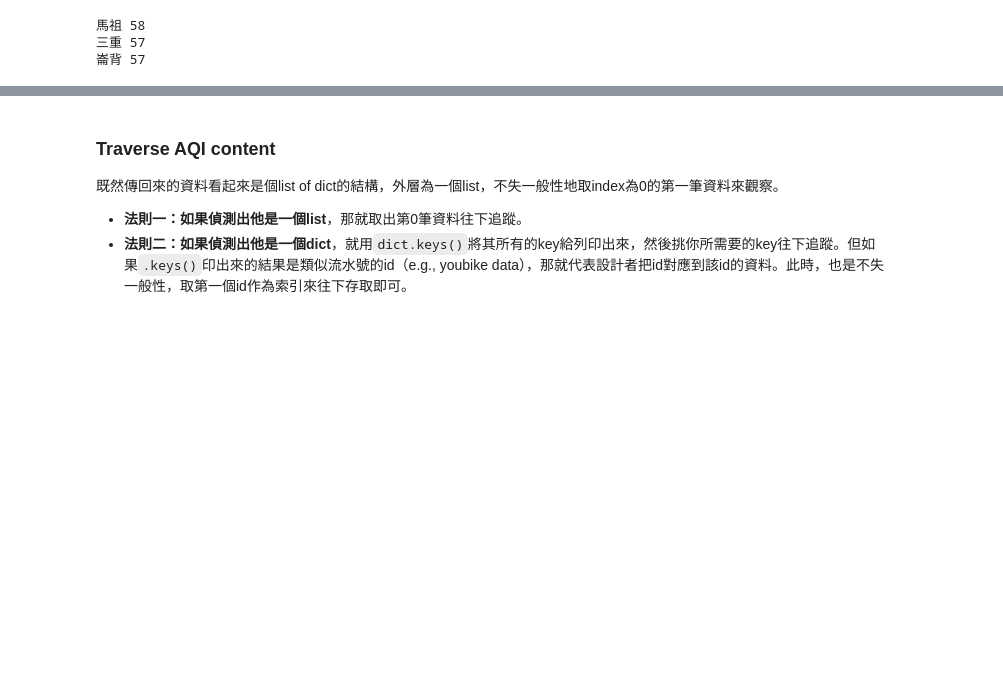
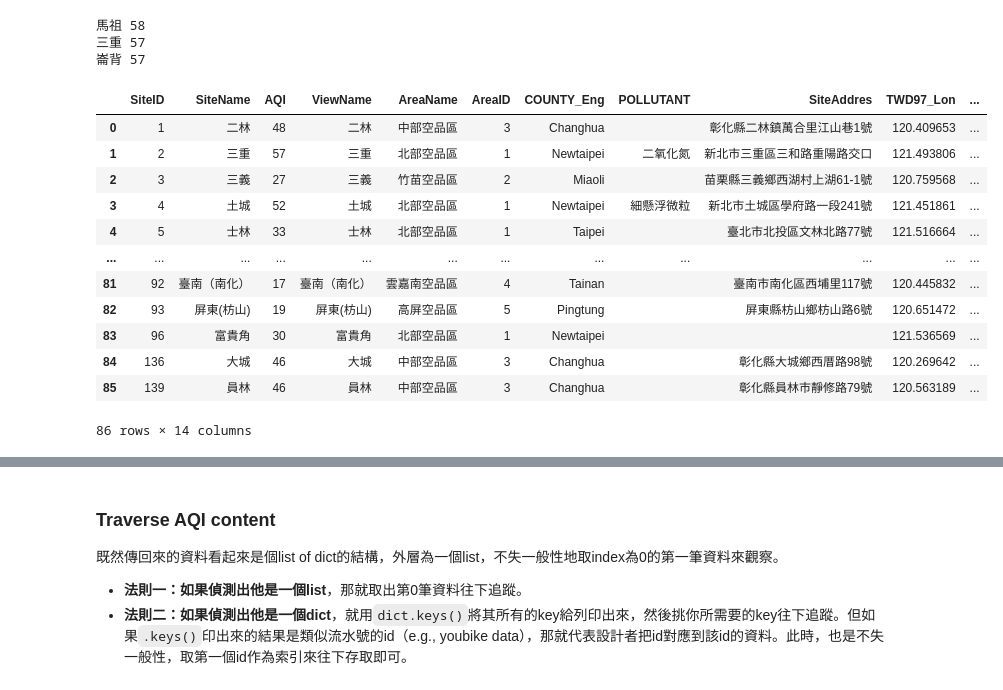
Before and after one commit to winniehsu0412/Programming-for-Social-Science, a Jupyter notebook: _sources/PSS/P04p2_search_maximum.ipynb, the cells around one changed output, grey strips where cells are left out. Cells and saved outputs as stored; diff of their text form; code cells hidden in the pictures; blank space fills up the shorter version.

```diff
--- a/_sources/PSS/P04p2_search_maximum.ipynb
+++ b/_sources/PSS/P04p2_search_maximum.ipynb
@@ -204,3 +204,22 @@ for site in sorted_aqdata[:3]:
 馬祖 58
 三重 57
 崙背 57
+# %%
+# convert aqdata( a list of dict) to a pandas dataframe
+import pandas as pd
+df = pd.DataFrame(aqdata)
+df
+# %% [output]
+|  | SiteID | SiteName | AQI | ViewName | AreaName | AreaID | COUNTY_Eng | POLLUTANT | SiteAddres | TWD97_Lon | ... |
+| 0 | 1 | 二林 | 48 | 二林 | 中部空品區 | 3 | Changhua |  | 彰化縣二林鎮萬合里江山巷1號 | 120.409653 | ... |
+| 1 | 2 | 三重 | 57 | 三重 | 北部空品區 | 1 | Newtaipei | 二氧化氮 | 新北市三重區三和路重陽路交口 | 121.493806 | ... |
+| 2 | 3 | 三義 | 27 | 三義 | 竹苗空品區 | 2 | Miaoli |  | 苗栗縣三義鄉西湖村上湖61-1號 | 120.759568 | ... |
+| 3 | 4 | 土城 | 52 | 土城 | 北部空品區 | 1 | Newtaipei | 細懸浮微粒 | 新北市土城區學府路一段241號 | 121.451861 | ... |
+| 4 | 5 | 士林 | 33 | 士林 | 北部空品區 | 1 | Taipei |  | 臺北市北投區文林北路77號 | 121.516664 | ... |
+| ... | ... | ... | ... | ... | ... | ... | ... | ... | ... | ... | ... |
+| 81 | 92 | 臺南（南化） | 17 | 臺南（南化） | 雲嘉南空品區 | 4 | Tainan |  | 臺南市南化區西埔里117號 | 120.445832 | ... |
+| 82 | 93 | 屏東(枋山) | 19 | 屏東(枋山) | 高屏空品區 | 5 | Pingtung |  | 屏東縣枋山鄉枋山路6號 | 120.651472 | ... |
+| 83 | 96 | 富貴角 | 30 | 富貴角 | 北部空品區 | 1 | Newtaipei |  |  | 121.536569 | ... |
+| 84 | 136 | 大城 | 46 | 大城 | 中部空品區 | 3 | Changhua |  | 彰化縣大城鄉西厝路98號 | 120.269642 | ... |
+| 85 | 139 | 員林 | 46 | 員林 | 中部空品區 | 3 | Changhua |  | 彰化縣員林市靜修路79號 | 120.563189 | ... |
+86 rows × 14 columns
```
Also changed, not shown: parts of 1 cell of this notebook.
